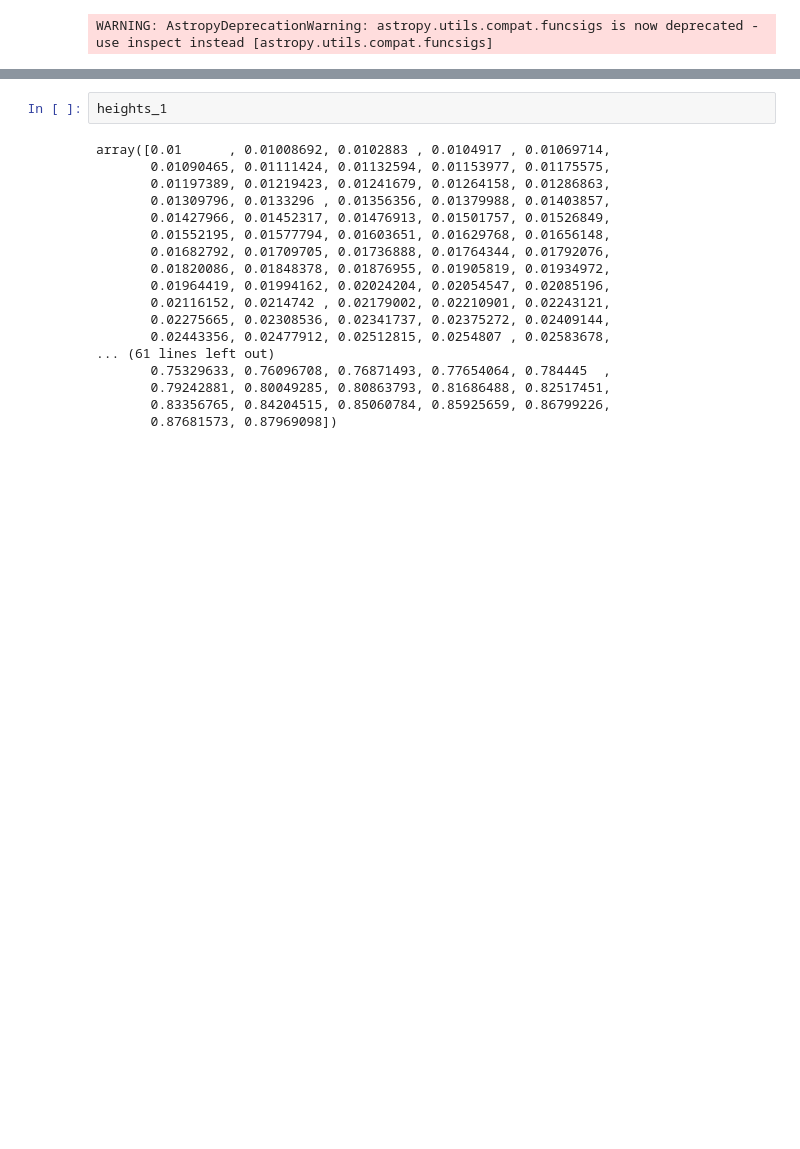
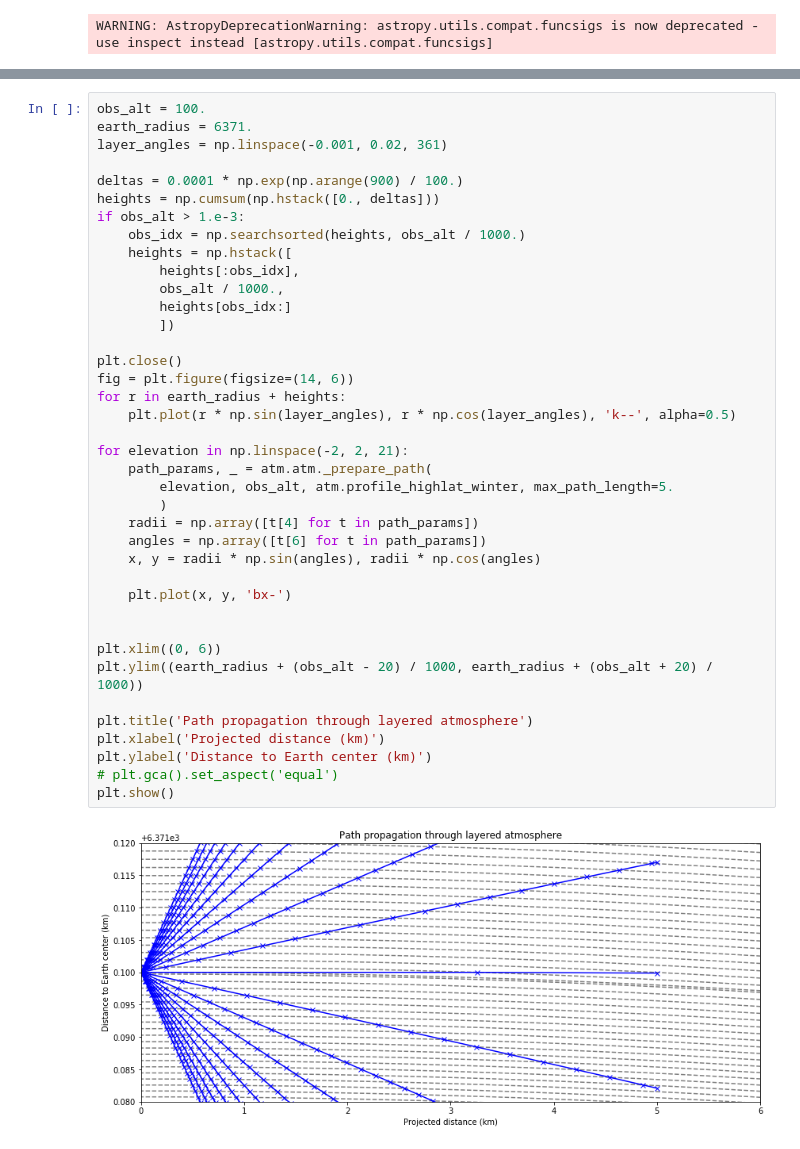
Before and after one commit to bwinkel/pycraf, a Jupyter notebook: notebooks/tmp.ipynb, the cells around one changed output, grey strips where cells are left out. Cells and saved outputs as stored; diff of their text form; blank space fills up the shorter version.

```diff
--- a/notebooks/tmp.ipynb
+++ b/notebooks/tmp.ipynb
@@ -73,20 +63,41 @@ refraction: -0.01046 d / -0.01040 d
-# %%
-heights_1
-# %% [output]
-array([0.01      , 0.01008692, 0.0102883 , 0.0104917 , 0.01069714,
-       0.01090465, 0.01111424, 0.01132594, 0.01153977, 0.01175575,
-       0.01197389, 0.01219423, 0.01241679, 0.01264158, 0.01286863,
-       0.01309796, 0.0133296 , 0.01356356, 0.01379988, 0.01403857,
-       0.01427966, 0.01452317, 0.01476913, 0.01501757, 0.01526849,
-       0.01552195, 0.01577794, 0.01603651, 0.01629768, 0.01656148,
-       0.01682792, 0.01709705, 0.01736888, 0.01764344, 0.01792076,
-       0.01820086, 0.01848378, 0.01876955, 0.01905819, 0.01934972,
-       0.01964419, 0.01994162, 0.02024204, 0.02054547, 0.02085196,
-       0.02116152, 0.0214742 , 0.02179002, 0.02210901, 0.02243121,
-       0.02275665, 0.02308536, 0.02341737, 0.02375272, 0.02409144,
-       0.02443356, 0.02477912, 0.02512815, 0.0254807 , 0.02583678,
-... (61 lines left out)
-       0.75329633, 0.76096708, 0.76871493, 0.77654064, 0.784445  ,
-       0.79242881, 0.80049285, 0.80863793, 0.81686488, 0.82517451,
-       0.83356765, 0.84204515, 0.85060784, 0.85925659, 0.86799226,
-       0.87681573, 0.87969098])
+# %%
+obs_alt = 100.
+earth_radius = 6371.
+layer_angles = np.linspace(-0.001, 0.02, 361)
+
+deltas = 0.0001 * np.exp(np.arange(900) / 100.)
+heights = np.cumsum(np.hstack([0., deltas]))
+if obs_alt > 1.e-3:
+    obs_idx = np.searchsorted(heights, obs_alt / 1000.)
+    heights = np.hstack([
+        heights[:obs_idx],
+        obs_alt / 1000.,
+        heights[obs_idx:]
+        ])
+
+plt.close()
+fig = plt.figure(figsize=(14, 6))
+for r in earth_radius + heights:
+    plt.plot(r * np.sin(layer_angles), r * np.cos(layer_angles), 'k--', alpha=0.5)
+
+for elevation in np.linspace(-2, 2, 21):
+    path_params, _ = atm.atm._prepare_path(
+        elevation, obs_alt, atm.profile_highlat_winter, max_path_length=5.
+        )
+    radii = np.array([t[4] for t in path_params])
+    angles = np.array([t[6] for t in path_params])
+    x, y = radii * np.sin(angles), radii * np.cos(angles)
+
+    plt.plot(x, y, 'bx-')
+
+
+plt.xlim((0, 6))
+plt.ylim((earth_radius + (obs_alt - 20) / 1000, earth_radius + (obs_alt + 20) / 1000))
+
+plt.title('Path propagation through layered atmosphere')
+plt.xlabel('Projected distance (km)')
+plt.ylabel('Distance to Earth center (km)')
+# plt.gca().set_aspect('equal')
+plt.show()
+# %% [output]
+[figure, added]
```
Also changed, not shown: parts of 1 cell of this notebook, 2 other files.
